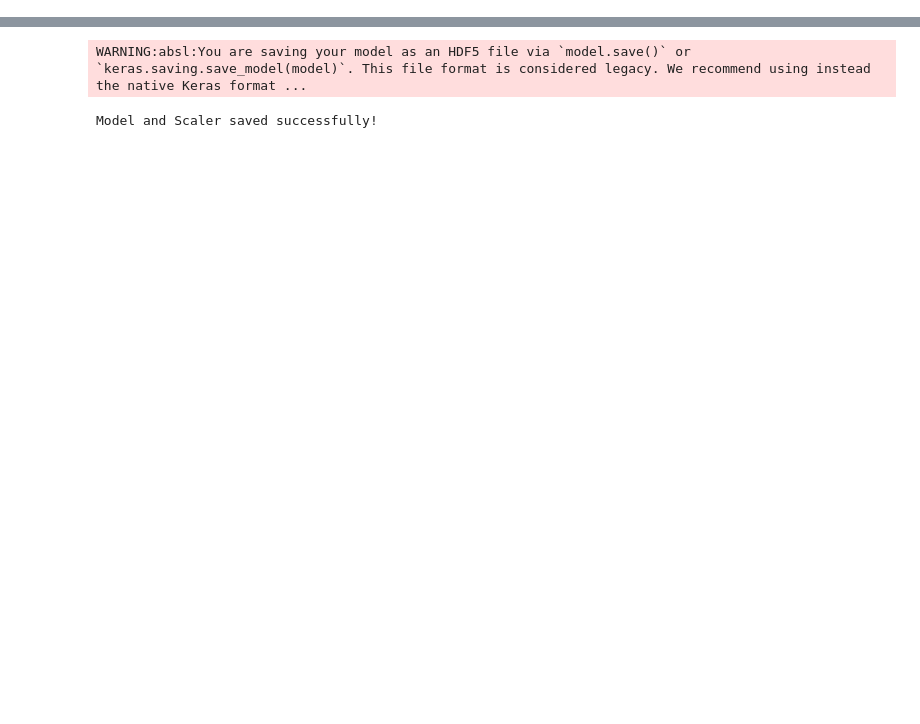
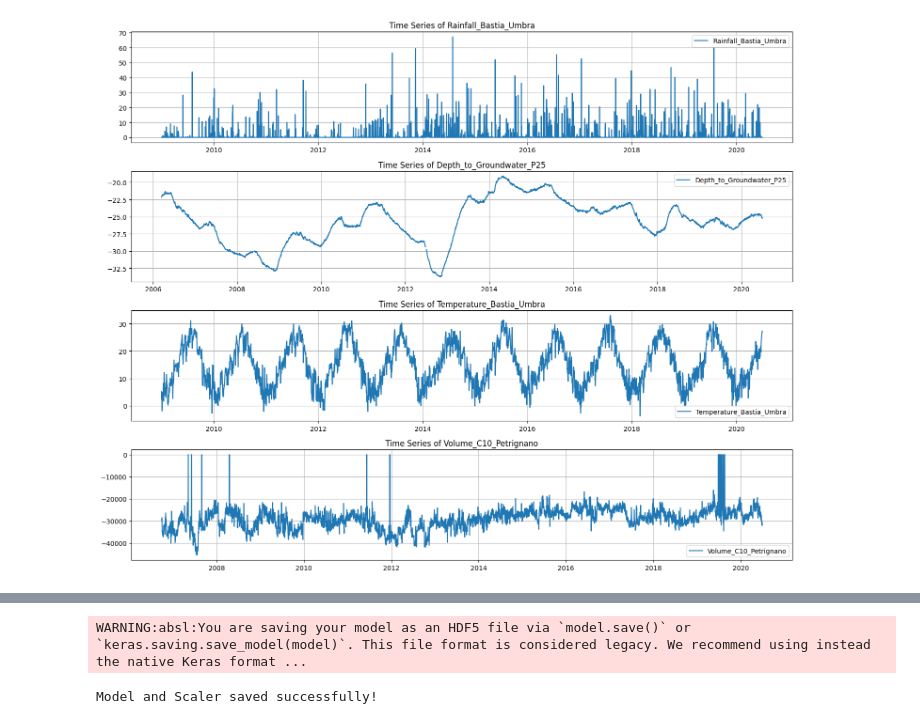
Before and after one commit to hans-aniket/ANN2, a Jupyter notebook: model_training.ipynb, the cells around one changed output, grey strips where cells are left out. Cells and saved outputs as stored; diff of their text form; code cells hidden in the pictures; blank space fills up the shorter version.

```diff
--- a/model_training.ipynb
+++ b/model_training.ipynb
@@ -67,0 +48,19 @@ Testing Set: 1005
+# %%
+# Convert Date to datetime for plotting
+df['Date'] = pd.to_datetime(df['Date'], format='%d/%m/%Y')
+df = df.sort_values('Date')
+df_plot = df.set_index('Date')
+
+# Plotting
+features_to_plot = ['Rainfall_Bastia_Umbra', 'Depth_to_Groundwater_P25', 'Temperature_Bastia_Umbra', 'Volume_C10_Petrignano']
+plt.figure(figsize=(15, 12))
+for i, feature in enumerate(features_to_plot):
+    plt.subplot(4, 1, i+1)
+    plt.plot(df_plot.index, df_plot[feature], label=feature)
+    plt.title(f'Time Series of {feature}')
+    plt.legend()
+    plt.grid(True)
+plt.tight_layout()
+plt.show()
+# %% [output]
+[figure, added]
```
Also changed, not shown: parts of 16 cells of this notebook, 3 other files.
